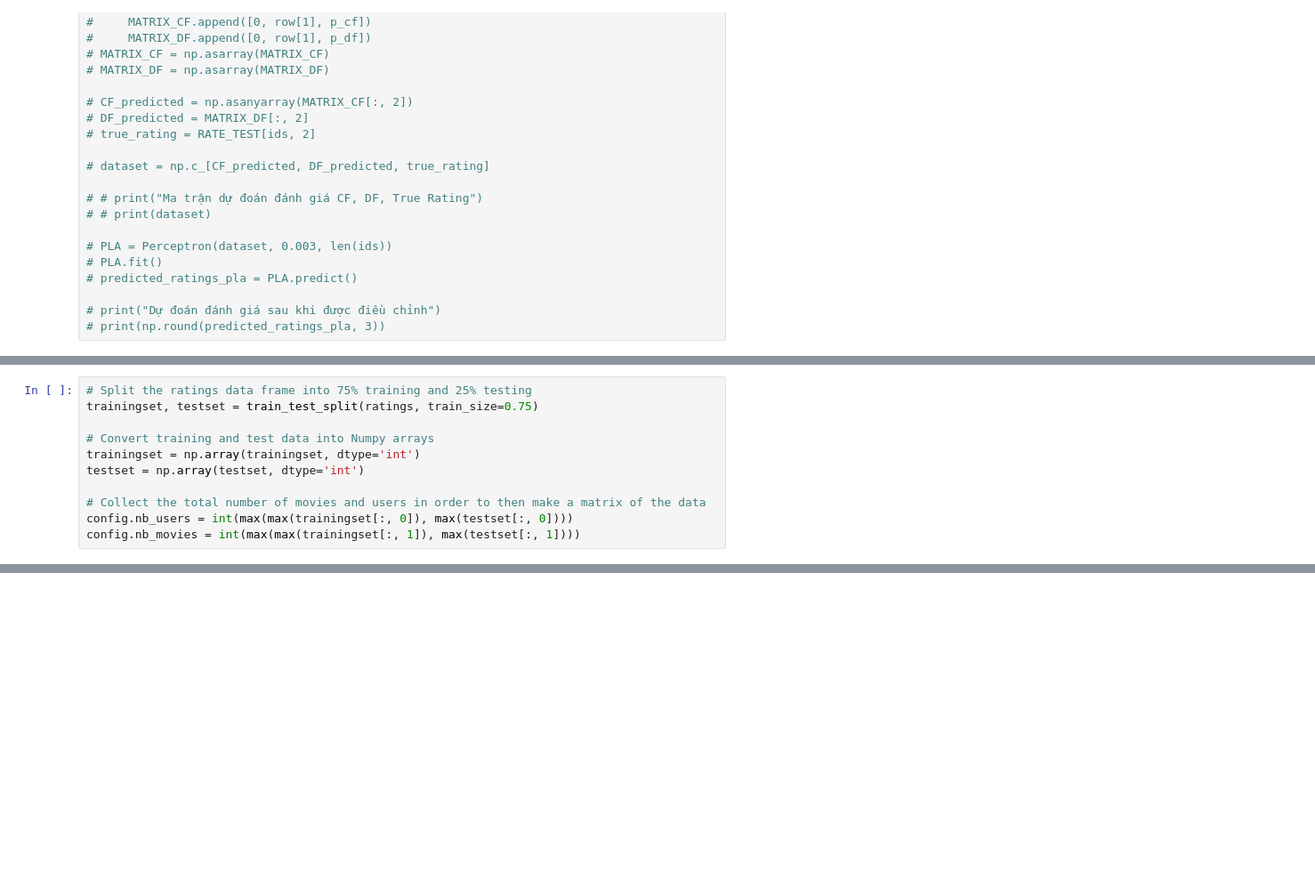
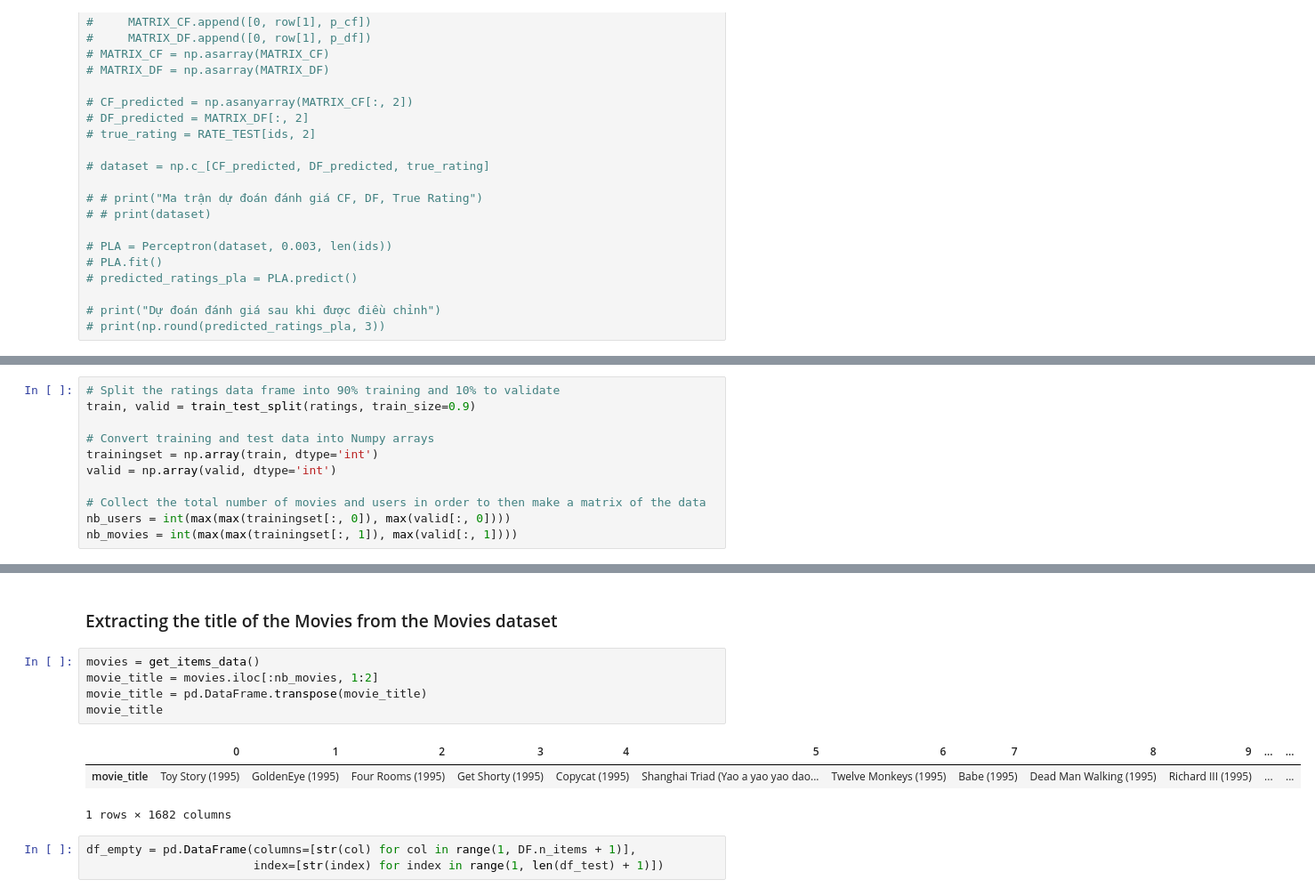
Before and after one commit to phusdt/Recommender-System, a Jupyter notebook: RS.ipynb, the cells around one changed output, grey strips where cells are left out. Shown at 89% size. Saved outputs shown, nothing was run; the diff lists cells and outputs as text; blank space fills up the shorter version.

```diff
--- a/RS.ipynb
+++ b/RS.ipynb
@@ -187,11 +297,11 @@ df_train = df_train.applymap(cond)
 # %%
-# Split the ratings data frame into 75% training and 25% testing
-trainingset, testset = train_test_split(ratings, train_size=0.75)
+# Split the ratings data frame into 90% training and 10% to validate
+train, valid = train_test_split(ratings, train_size=0.9)
 
 # Convert training and test data into Numpy arrays
-trainingset = np.array(trainingset, dtype='int')
-testset = np.array(testset, dtype='int')
+trainingset = np.array(train, dtype='int')
+valid = np.array(valid, dtype='int')
 
 # Collect the total number of movies and users in order to then make a matrix of the data
-config.nb_users = int(max(max(trainingset[:, 0]), max(testset[:, 0])))
-config.nb_movies = int(max(max(trainingset[:, 1]), max(testset[:, 1])))
+nb_users = int(max(max(trainingset[:, 0]), max(valid[:, 0])))
+nb_movies = int(max(max(trainingset[:, 1]), max(valid[:, 1])))
@@ -290,0 +378,14 @@ tensor([[0.7093, 0.8605, 0.2075, 0.1905, 0.4305, 0.3963, 0.5160, 0.0270, 0.7015,
+# %% [markdown]
+### Extracting the title of the Movies from the Movies dataset
+# %%
+movies = get_items_data()
+movie_title = movies.iloc[:nb_movies, 1:2]
+movie_title = pd.DataFrame.transpose(movie_title)
+movie_title
+# %% [output]
+|  | 0 | 1 | 2 | 3 | 4 | 5 | 6 | 7 | 8 | 9 | ... | ... |
+| movie_title | Toy Story (1995) | GoldenEye (1995) | Four Rooms (1995) | Get Shorty (1995) | Copycat (1995) | Shanghai Triad (Yao a yao yao dao... | Twelve Monkeys (1995) | Babe (1995) | Dead Man Walking (1995) | Richard III (1995) | ... | ... |
+1 rows × 1682 columns
+# %%
+df_empty = pd.DataFrame(columns=[str(col) for col in range(1, DF.n_items + 1)],
+                        index=[str(index) for index in range(1, len(df_test) + 1)])
```
Also changed, not shown: parts of 36 cells of this notebook, 32 other files.
